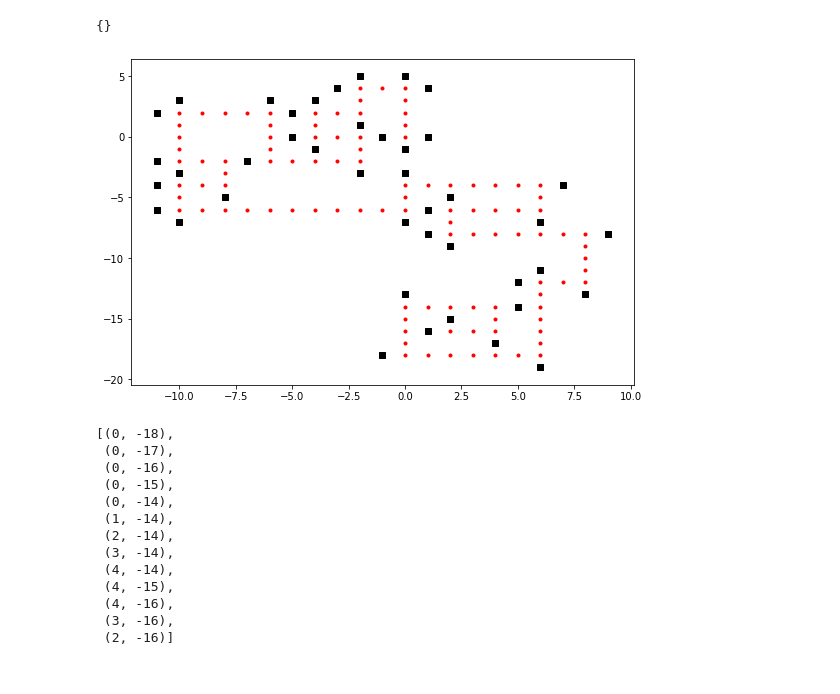
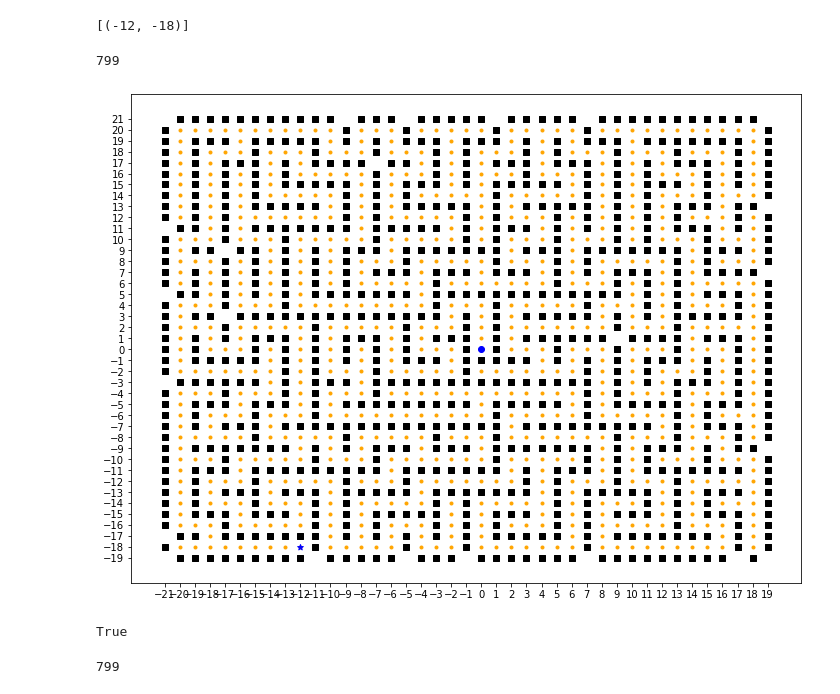
Before and after one commit to raybuhr/adventofcode, a Jupyter notebook: 2019/15/day15.ipynb, the cells around one changed output. Saved outputs shown, nothing was run; the diff lists cells and outputs as text; code cells hidden in the pictures.

Commit message:
finally got the positions sorted out

```diff
--- a/2019/15/day15.ipynb
+++ b/2019/15/day15.ipynb
@@ -15,7 +17,7 @@ import random
 import matplotlib.pyplot as plt
 %matplotlib inline
 
-plt.rcParams['figure.figsize'] = [9, 6]
+plt.rcParams['figure.figsize'] = [12, 9]
 # %%
 from intcode import Intcode
 # %%
@@ -136,6 +68,0 @@ def run(data, limit=float('inf'), debug=False, print_steps=10):
-# %%
-def display(positions):
-    ok_x, ok_y = zip(*[k for k, v in positions.items() if v == "-"])
-    wall_x, wall_y = zip(*[k for k, v in positions.items() if v == "#"])
-    plt.scatter(ok_x, ok_y, c='red', marker=".")
-    plt.scatter(wall_x, wall_y, c='black', marker="s")
@@ -142,26 +127,33 @@ def display(positions):
+# %%
+def display(positions, start=(0, 0), stop=None, walls=None):
+    ok_x, ok_y = zip(*positions)
+    ok_x, ok_y = list(ok_x), list(ok_y)
+    if walls:
+        wall_x, wall_y = zip(*[k for k, v in walls.items() if v == "#"])
+        wall_x, wall_y = list(wall_x), list(wall_y)
+    else:
+        wall_x, wall_y = 0, 0
+    min_x, max_x = min(ok_x + wall_x), max(ok_x + wall_x)
+    min_y, max_y = min(ok_y + wall_y), max(ok_y + wall_y)
+    plt.scatter(ok_x, ok_y, c='orange', marker=".")
+    if walls:
+        plt.scatter(wall_x, wall_y, c='black', marker="s")
+    plt.xticks(list(range(min_x, max_x + 1)))
+    plt.yticks(list(range(min_y, max_y + 1)))
+    plt.scatter(start[0], start[1], c='blue', marker="o")
+    if stop:
+        plt.scatter(stop[0], stop[1], c='blue', marker="*")
 # %%
-positions, path, ic  = run(data, 5000)
+positions, oxygen, ic, x, y, walls, path  = run(data, 50000)
-# %%
-{k: v for k, v in positions.items() if v == "$"}
-# %% [output]
-{}
+# %%
+oxygen
+# %% [output]
+[(-12, -18)]
 # %%
-display(positions)
+len(positions)
 # %% [output]
-[figure, removed]
+799
-# %%
-path[90:]
-# %% [output]
-[(0, -18),
- (0, -17),
- (0, -16),
- (0, -15),
- (0, -14),
- (1, -14),
- (2, -14),
- (3, -14),
- (4, -14),
- (4, -15),
- (4, -16),
- (3, -16),
- (2, -16)]
+# %%
+display(positions, walls=path, stop=oxygen[0])
+# %% [output]
+[figure, added]
@@ -167,0 +169,4 @@ path[90:]
+# %%
+oxygen[0] in positions
+# %% [output]
+True
@@ -167,0 +176,4 @@ path[90:]
+# %%
+graph.node_count
+# %% [output]
+799
```
Also changed, not shown: parts of 14 cells of this notebook, 3 other files.
